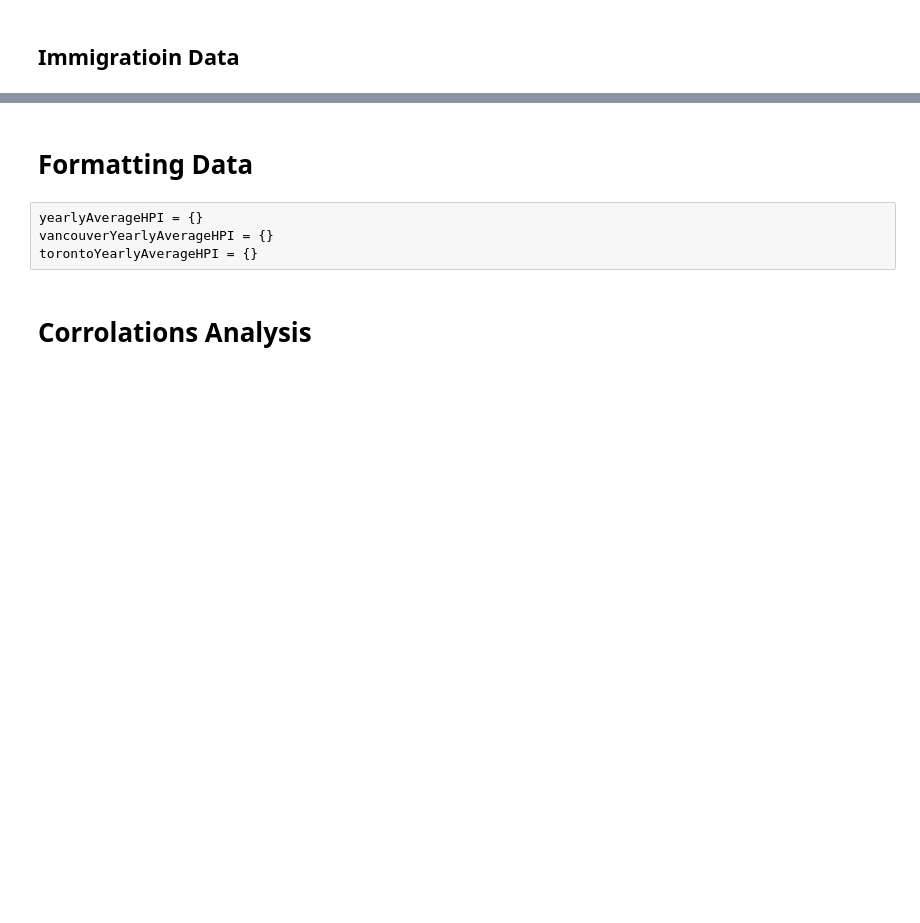
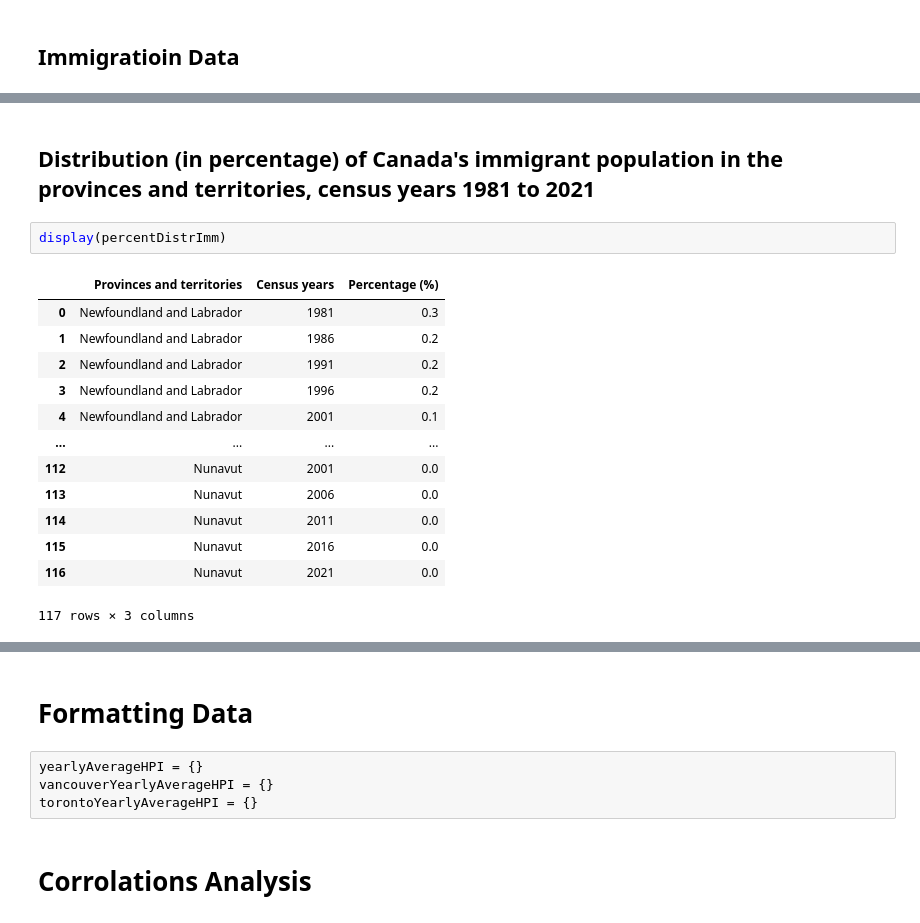
Before and after one commit to runningbird1991/CPSC-4810-project, a Jupyter notebook: project.ipynb, the cells around one changed output, grey strips where cells are left out. Drawn from its saved outputs; the diff is of its cells as text; blank space fills up the shorter version.

```diff
--- a/project.ipynb
+++ b/project.ipynb
@@ -87,0 +121,18 @@ demoGrowthImm
+# %% [markdown]
+## Distribution (in percentage) of Canada's immigrant population in the provinces and territories, census years 1981 to 2021
+# %%
+display(percentDistrImm)
+# %% [output]
+|  | Provinces and territories | Census years | Percentage (%) |
+| 0 | Newfoundland and Labrador | 1981 | 0.3 |
+| 1 | Newfoundland and Labrador | 1986 | 0.2 |
+| 2 | Newfoundland and Labrador | 1991 | 0.2 |
+| 3 | Newfoundland and Labrador | 1996 | 0.2 |
+| 4 | Newfoundland and Labrador | 2001 | 0.1 |
+| ... | ... | ... | ... |
+| 112 | Nunavut | 2001 | 0.0 |
+| 113 | Nunavut | 2006 | 0.0 |
+| 114 | Nunavut | 2011 | 0.0 |
+| 115 | Nunavut | 2016 | 0.0 |
+| 116 | Nunavut | 2021 | 0.0 |
+117 rows × 3 columns
```
Also changed, not shown: parts of 14 cells of this notebook, 1 other file.
